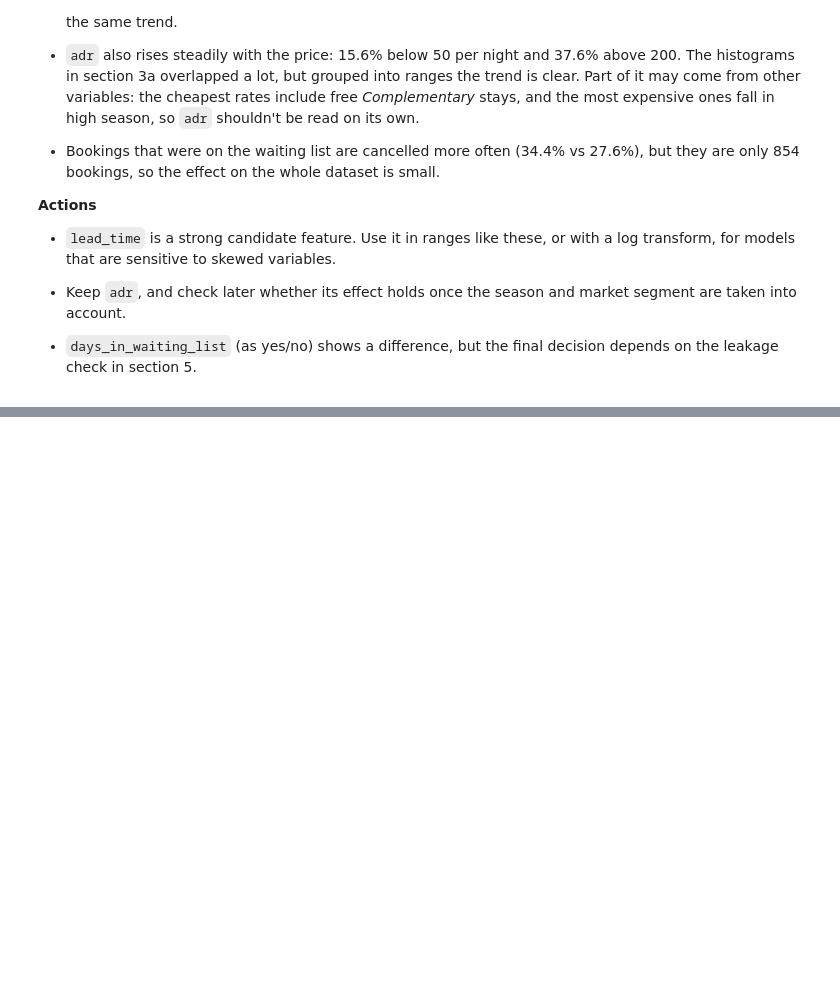
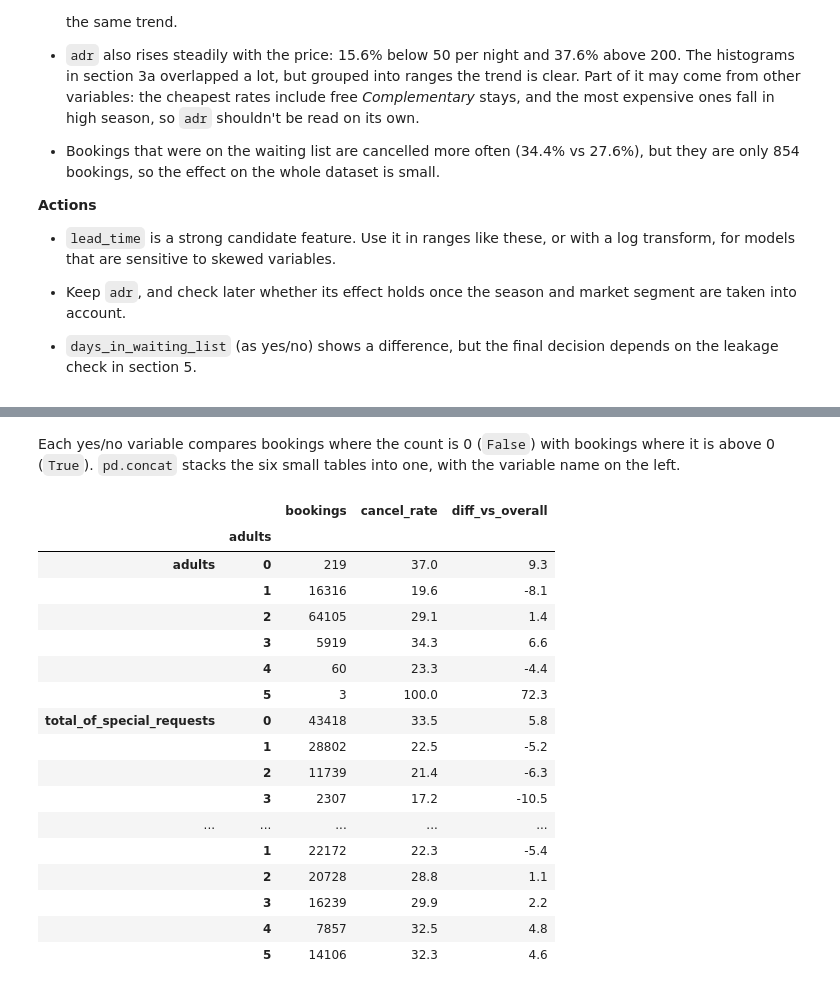
Before and after one commit to martinmon19/Assignment-MACHINE-LEARNING, a Jupyter notebook: notebooks/03_distributions.ipynb, the cells around one changed output, grey strips where cells are left out. Cells and saved outputs as stored; diff of their text form; code cells hidden in the pictures; blank space fills up the shorter version.

```diff
--- a/notebooks/03_distributions.ipynb
+++ b/notebooks/03_distributions.ipynb
@@ -552,0 +582,25 @@ Bars above the red dashed line are groups that cancel more than average; bars be
+# %% [markdown]
+Each yes/no variable compares bookings where the count is 0 (`False`) with bookings where it is above 0 (`True`). `pd.concat` stacks the six small tables into one, with the variable name on the left.
+# %%
+count_vars = ["adults", "total_of_special_requests", "stays_in_weekend_nights", "stays_in_week_nights"]
+count_table = pd.concat({var: cancel_rate(df[var].clip(upper=5)) for var in count_vars})
+count_table
+# %% [output]
+|  |  | bookings | cancel_rate | diff_vs_overall |
+|  | adults |  |  |  |
+| adults | 0 | 219 | 37.0 | 9.3 |
+|  | 1 | 16316 | 19.6 | -8.1 |
+|  | 2 | 64105 | 29.1 | 1.4 |
+|  | 3 | 5919 | 34.3 | 6.6 |
+|  | 4 | 60 | 23.3 | -4.4 |
+|  | 5 | 3 | 100.0 | 72.3 |
+| total_of_special_requests | 0 | 43418 | 33.5 | 5.8 |
+|  | 1 | 28802 | 22.5 | -5.2 |
+|  | 2 | 11739 | 21.4 | -6.3 |
+|  | 3 | 2307 | 17.2 | -10.5 |
+| ... | ... | ... | ... | ... |
+|  | 1 | 22172 | 22.3 | -5.4 |
+|  | 2 | 20728 | 28.8 | 1.1 |
+|  | 3 | 16239 | 29.9 | 2.2 |
+|  | 4 | 7857 | 32.5 | 4.8 |
+|  | 5 | 14106 | 32.3 | 4.6 |
```
Also changed, not shown: parts of 6 cells of this notebook.
